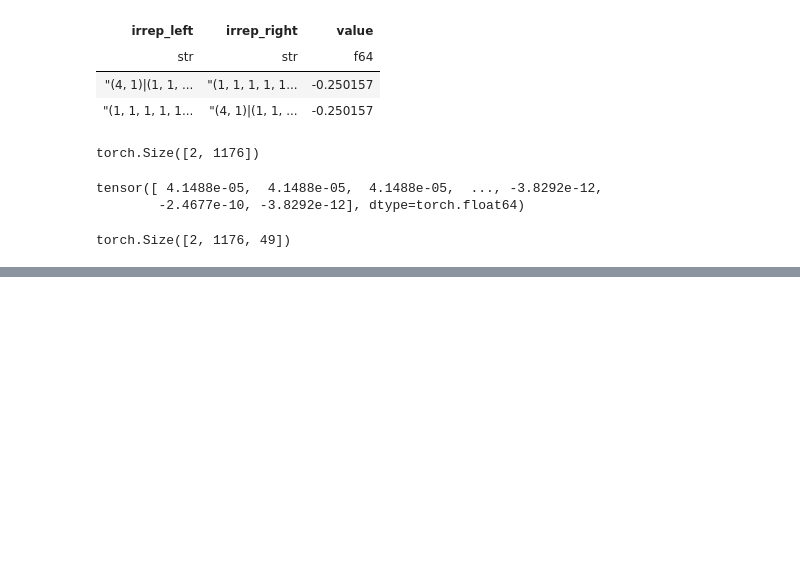
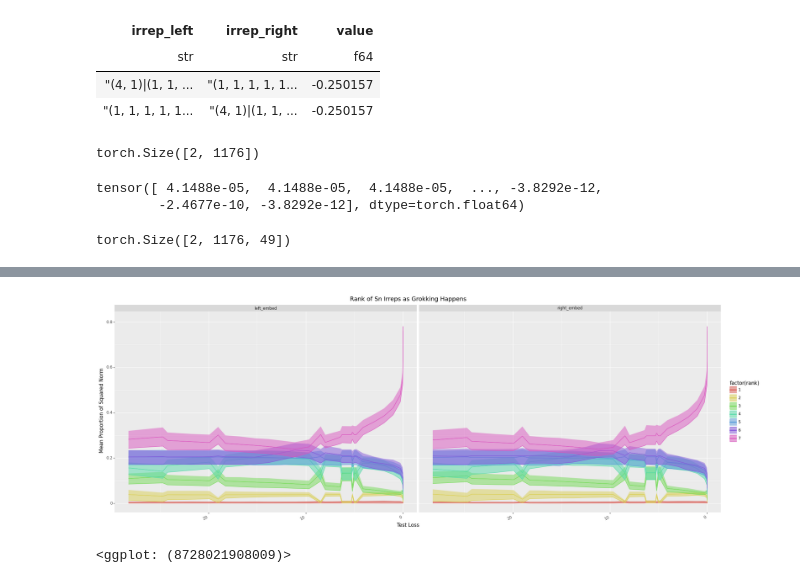
Before and after one commit to dashstander/sn-grok, a Jupyter notebook: power_analysis.ipynb, the cells around one changed output, grey strips where cells are left out. Drawn from its saved outputs; the diff is of its cells as text; code cells hidden in the pictures; blank space fills up the shorter version.

```diff
--- a/power_analysis.ipynb
+++ b/power_analysis.ipynb
@@ -317,0 +666,6 @@ torch.Size([2, 1176, 49])
+# %%
+data, losses = training_plot('s5_50_22', ckpt_dir)
+# %%
+epochs = data['epoch'].unique().to_list()
+loss_df = pl.DataFrame({'epoch': epochs, 'loss': losses})
+data = data.join(loss_df, on='epoch')
@@ -317,0 +686,19 @@ torch.Size([2, 1176, 49])
+# %%
+from plotnine import scale_x_reverse
+(
+        ggplot(ranked_df, aes(x='loss', y='mean_power', color='factor(rank)'))
+        + geom_line()
+        #+ scale_x_log10()
+        + geom_ribbon(aes(ymin='q25', ymax='q75', fill='factor(rank)'), alpha=0.5)
+        + scale_x_reverse()
+        + facet_wrap('~layer')
+        + theme(axis_text_x=element_text(rotation=30, hjust=1), figure_size=(24, 8))
+        + xlab('Test Loss') + ylab('Mean Proportion of Squared Norm')
+        #+ geom_vline(xintercept=[2000, 19000], size=1.5)
+        #+ geom_text(x=2100, y=0.4, color='black', label='Max Test loss', ha='left')
+        #+ geom_text(x=19000, y=0.6, color='black', label='Test loss = 1', ha='right')
+        + ggtitle(f'Rank of Sn Irreps as Grokking Happens')
+    )
+# %% [output]
+[figure, added]
+<ggplot: (8728021908009)>
```
Also changed, not shown: parts of 41 cells of this notebook, 2 other files.
